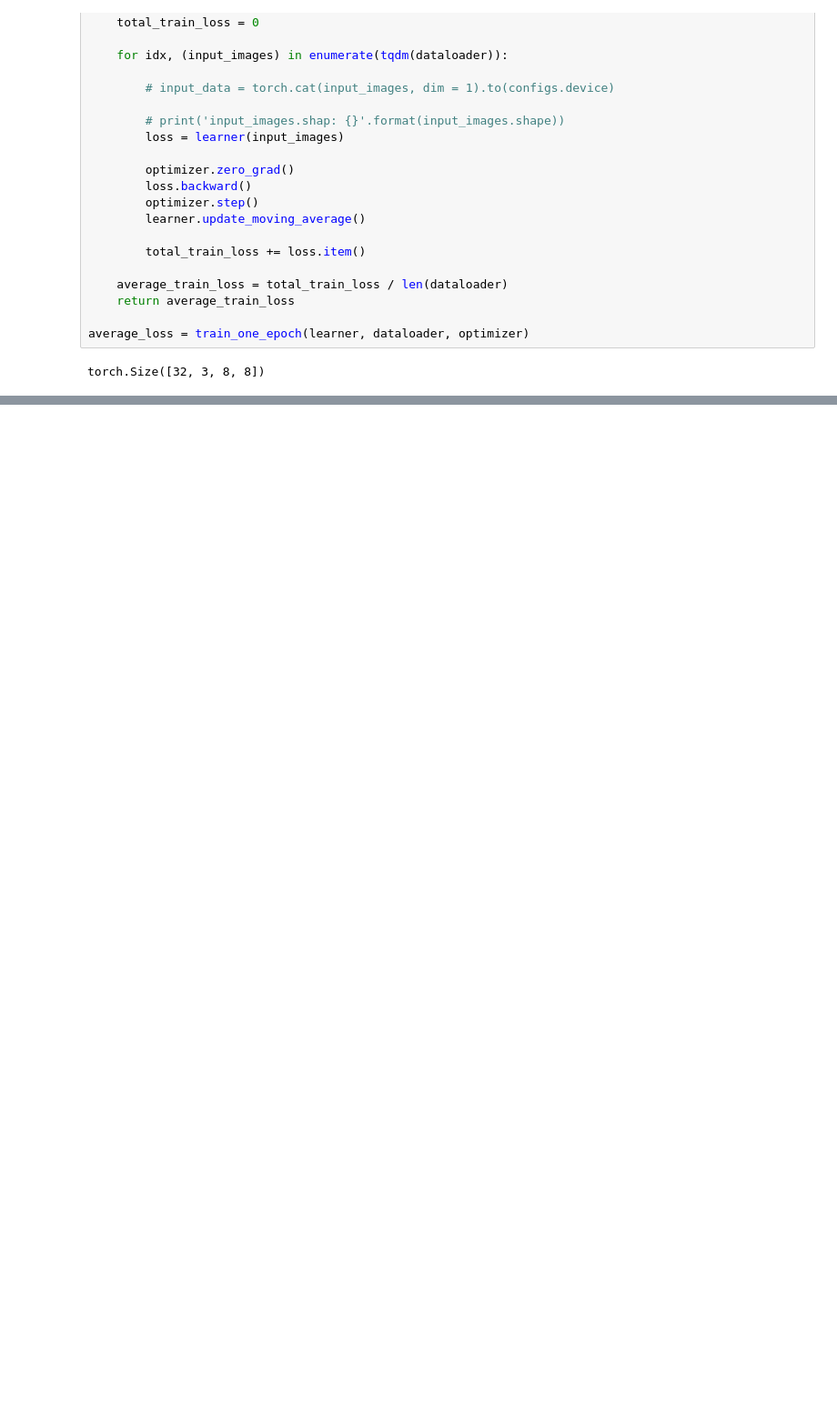
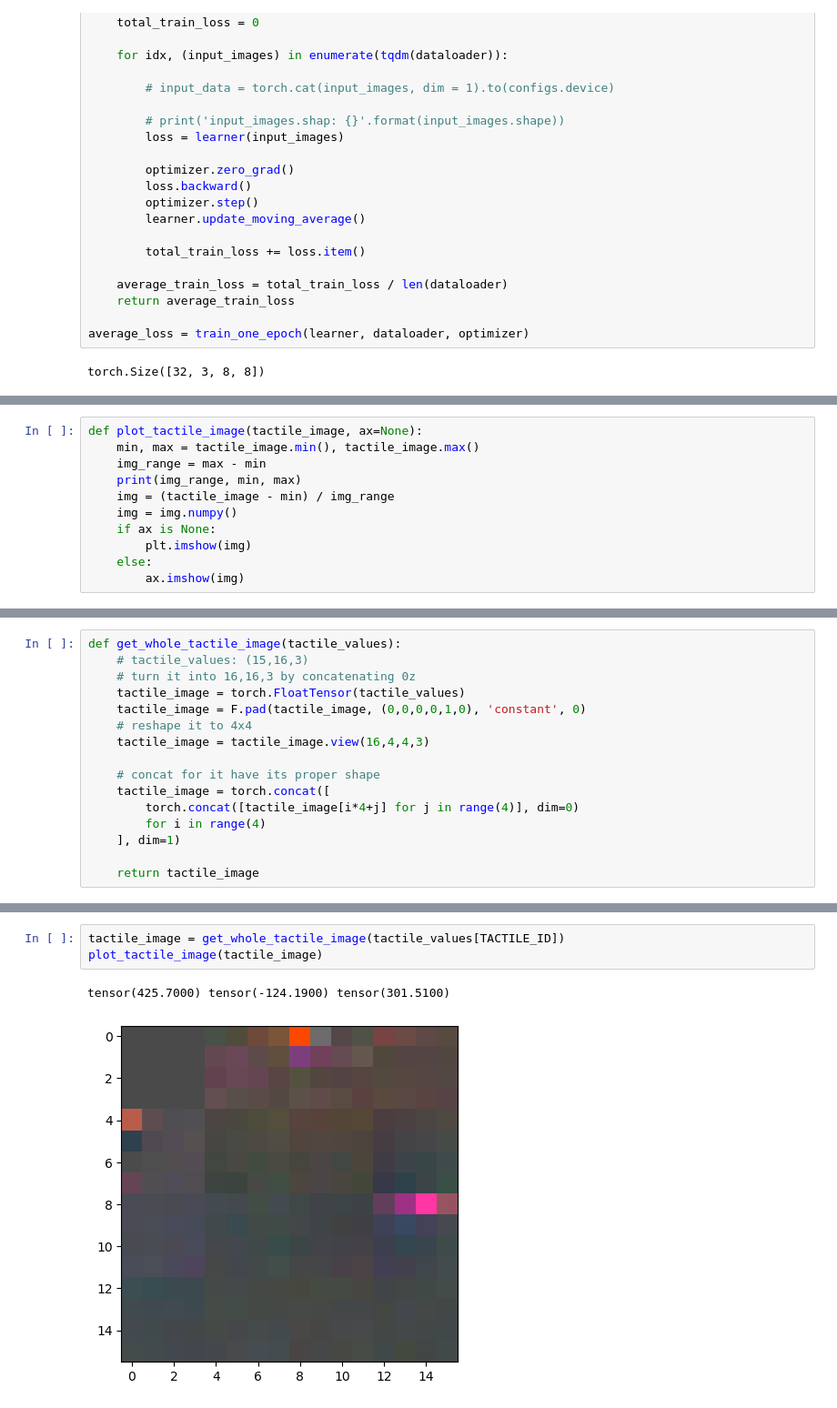
Before and after one commit to aadhithya14/tactile-learning-new-hand, a Jupyter notebook: notebooks/tactile_image.ipynb, the cells around one changed output, grey strips where cells are left out. Shown: that part at 91% size. Cells and saved outputs as stored; diff of their text form; blank space fills up the shorter version.

```diff
--- a/notebooks/tactile_image.ipynb
+++ b/notebooks/tactile_image.ipynb
@@ -266,0 +282,11 @@ torch.Size([32, 3, 8, 8])
+# %%
+def plot_tactile_image(tactile_image, ax=None):
+    min, max = tactile_image.min(), tactile_image.max()
+    img_range = max - min
+    print(img_range, min, max)
+    img = (tactile_image - min) / img_range
+    img = img.numpy()
+    if ax is None:
+        plt.imshow(img)
+    else:
+        ax.imshow(img)
@@ -266,0 +295,16 @@ torch.Size([32, 3, 8, 8])
+# %%
+def get_whole_tactile_image(tactile_values):
+    # tactile_values: (15,16,3)
+    # turn it into 16,16,3 by concatenating 0z
+    tactile_image = torch.FloatTensor(tactile_values)
+    tactile_image = F.pad(tactile_image, (0,0,0,0,1,0), 'constant', 0)
+    # reshape it to 4x4
+    tactile_image = tactile_image.view(16,4,4,3)
+
+    # concat for it have its proper shape
+    tactile_image = torch.concat([
+        torch.concat([tactile_image[i*4+j] for j in range(4)], dim=0)
+        for i in range(4)
+    ], dim=1)
+
+    return tactile_image
@@ -266,0 +325,6 @@ torch.Size([32, 3, 8, 8])
+# %%
+tactile_image = get_whole_tactile_image(tactile_values[TACTILE_ID])
+plot_tactile_image(tactile_image)
+# %% [output]
+tensor(425.7000) tensor(-124.1900) tensor(301.5100)
+[figure, added]
```
Also changed, not shown: parts of 14 cells of this notebook, 7 other files.
